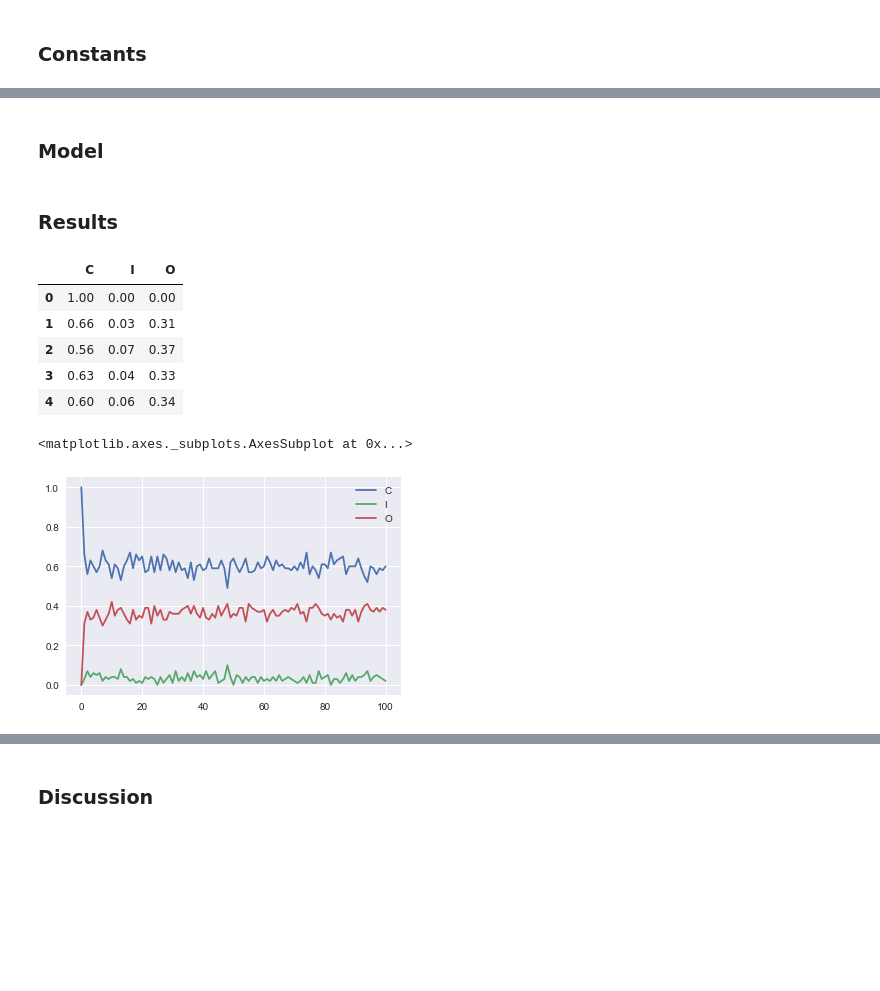
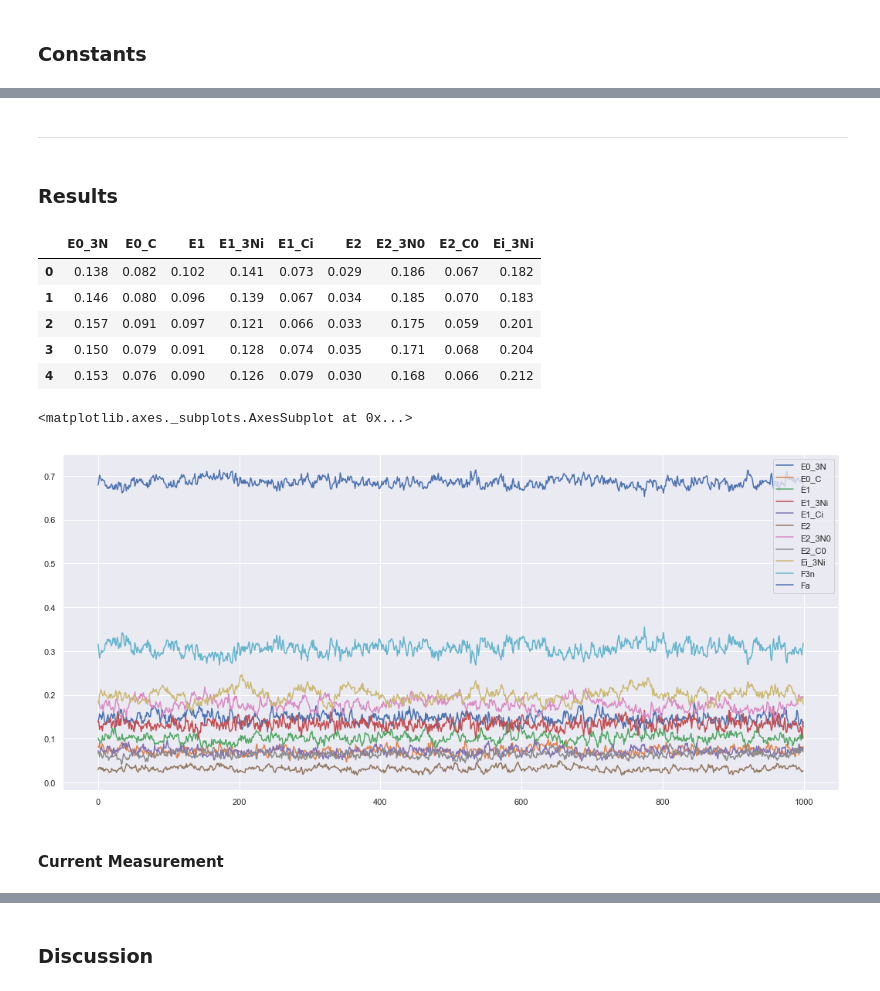
Before and after one commit to pyncx/ncx, a Jupyter notebook: NCX Channel.ipynb, the cells around one changed output, grey strips where cells are left out. Saved outputs shown, nothing was run; the diff lists cells and outputs as text; code cells hidden in the pictures; blank space fills up the shorter version.

```diff
--- a/NCX Channel.ipynb
+++ b/NCX Channel.ipynb
@@ -49,2 +108,27 @@ import pandas as pd
+# %%
+Data = []
+for t in range(T):
+    ei_3ni = list(ss[:,t]).count("Ei_3Ni")/float(N)
+
+    e1_3ni = list(ss[:,t]).count("E1_3Ni")/float(N)
+    e0_3n = list(ss[:,t]).count("E0_3N")/float(N)
+    e2_3n0 = list(ss[:,t]).count("E2_3N0")/float(N)
+
+    e1_ci = list(ss[:,t]).count("E1_Ci")/float(N)
+    e0_c = list(ss[:,t]).count("E0_C")/float(N)
+    e2_c0 = list(ss[:,t]).count("E2_C0")/float(N)
+
+    e1 = list(ss[:,t]).count("E1")/float(N)
+    e2 = list(ss[:,t]).count("E2")/float(N)
+
+    Data.append({"Ei_3Ni" : ei_3ni,\
+          "E1_3Ni": e1_3ni,\
+          "E0_3N" : e0_3n,\
+          "E2_3N0": e2_3n0,\
+          "E1_Ci" : e1_ci,\
+          "E0_C"  : e0_c,\
+          "E2_C0" : e2_c0,\
+          "E1"    : e1,\
+          "E2"    : e2})
 # %% [markdown]
-### Model
+-------
@@ -71,17 +135,23 @@ for n in range(N):
 # %% [markdown]
 ### Results
 # %%
-DF = pd.DataFrame(data)
+DF = pd.DataFrame(Data)
 DF.head()
 # %% [output]
-|  | C | I | O |
-| 0 | 1.00 | 0.00 | 0.00 |
-| 1 | 0.66 | 0.03 | 0.31 |
-| 2 | 0.56 | 0.07 | 0.37 |
-| 3 | 0.63 | 0.04 | 0.33 |
-| 4 | 0.60 | 0.06 | 0.34 |
+|  | E0_3N | E0_C | E1 | E1_3Ni | E1_Ci | E2 | E2_3N0 | E2_C0 | Ei_3Ni |
+| 0 | 0.138 | 0.082 | 0.102 | 0.141 | 0.073 | 0.029 | 0.186 | 0.067 | 0.182 |
+| 1 | 0.146 | 0.080 | 0.096 | 0.139 | 0.067 | 0.034 | 0.185 | 0.070 | 0.183 |
+| 2 | 0.157 | 0.091 | 0.097 | 0.121 | 0.066 | 0.033 | 0.175 | 0.059 | 0.201 |
+| 3 | 0.150 | 0.079 | 0.091 | 0.128 | 0.074 | 0.035 | 0.171 | 0.068 | 0.204 |
+| 4 | 0.153 | 0.076 | 0.090 | 0.126 | 0.079 | 0.030 | 0.168 | 0.066 | 0.212 |
+# %%
+DF["F3n"] = DF["E1_3Ni"] + DF["E1_Ci"] + DF["E1"]
+# %%
+DF["Fa"] = DF["F3n"].apply(lambda x : k_bak/(k_bak + (x * k_in)))
 # %%
-DF.plot()
+DF.plot(figsize = [18,8])
 # %% [output]
 <matplotlib.axes._subplots.AxesSubplot at 0x...>
-[figure, old version]
+[figure, new version]
+# %% [markdown]
+#### Current Measurement
```
Also changed, not shown: parts of 16 cells of this notebook, 1 other file.
